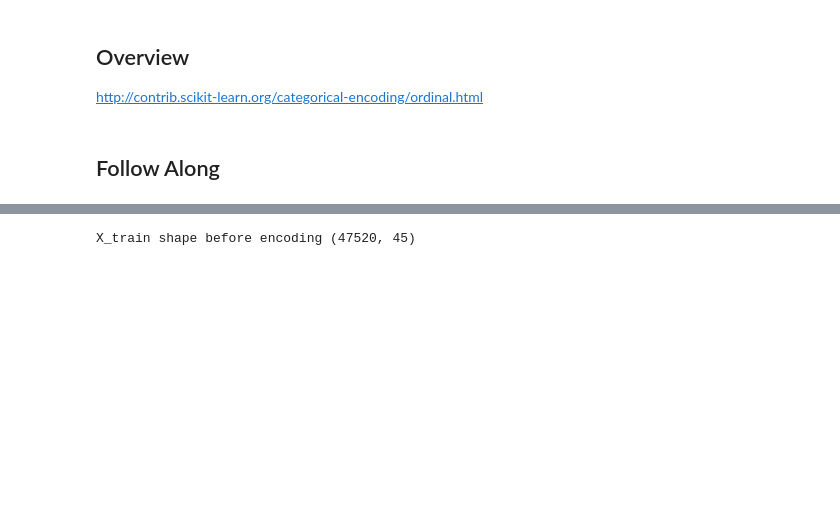
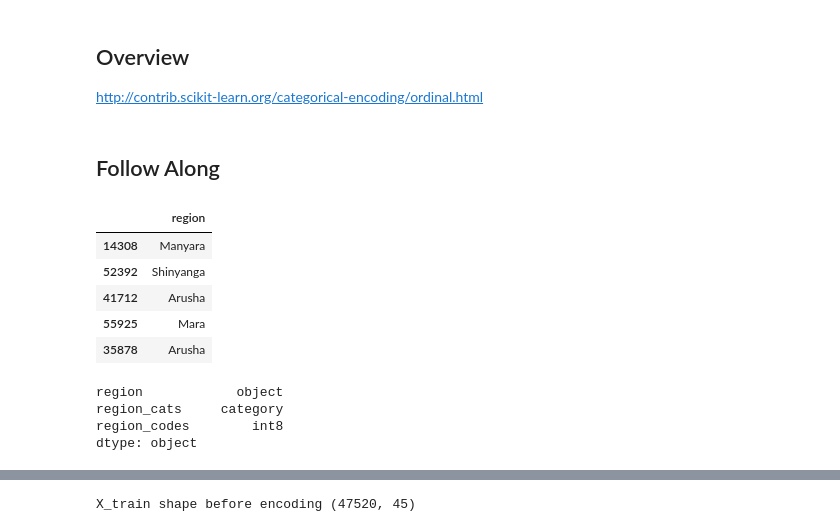
Before and after one commit to austinlasseter/DS-Unit-2-Kaggle-Challenge, a Jupyter notebook: module2-random-forests/222_responses.ipynb, the cells around one changed output, grey strips where cells are left out. Cells and saved outputs as stored; diff of their text form; code cells hidden in the pictures; blank space fills up the shorter version.

```diff
--- a/module2-random-forests/222_responses.ipynb
+++ b/module2-random-forests/222_responses.ipynb
@@ -229,3 +229,25 @@ y_train = train[target]
 X_val = val.drop(columns=target)
 y_val = val[target]
 X_test = test
+# %%
+# let's take a small sample for comparison purposes
+region = X_train[['region']].copy()
+region = region.sample(30)
+region.head()
+# %% [output]
+|  | region |
+| 14308 | Manyara |
+| 52392 | Shinyanga |
+| 41712 | Arusha |
+| 55925 | Mara |
+| 35878 | Arusha |
+# %%
+# Cast all the categorical columns to "category" data type
+region['region_cats']=region['region'].astype('category')
+region['region_codes']= region['region_cats'].cat.codes
+region.dtypes
+# %% [output]
+region            object
+region_cats     category
+region_codes        int8
+dtype: object
```
Also changed, not shown: parts of 7 cells of this notebook.
